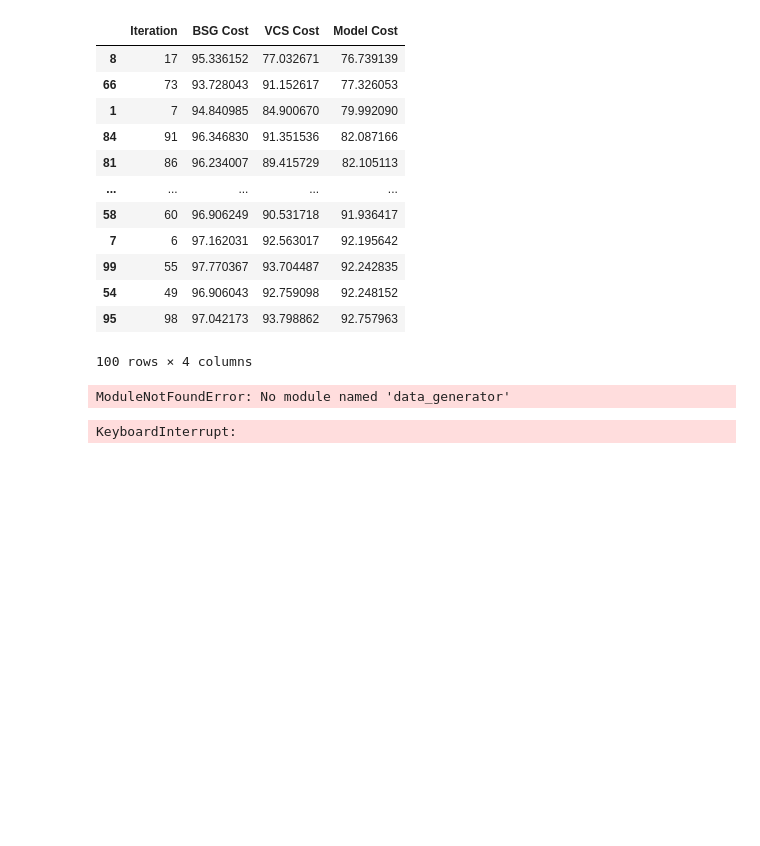
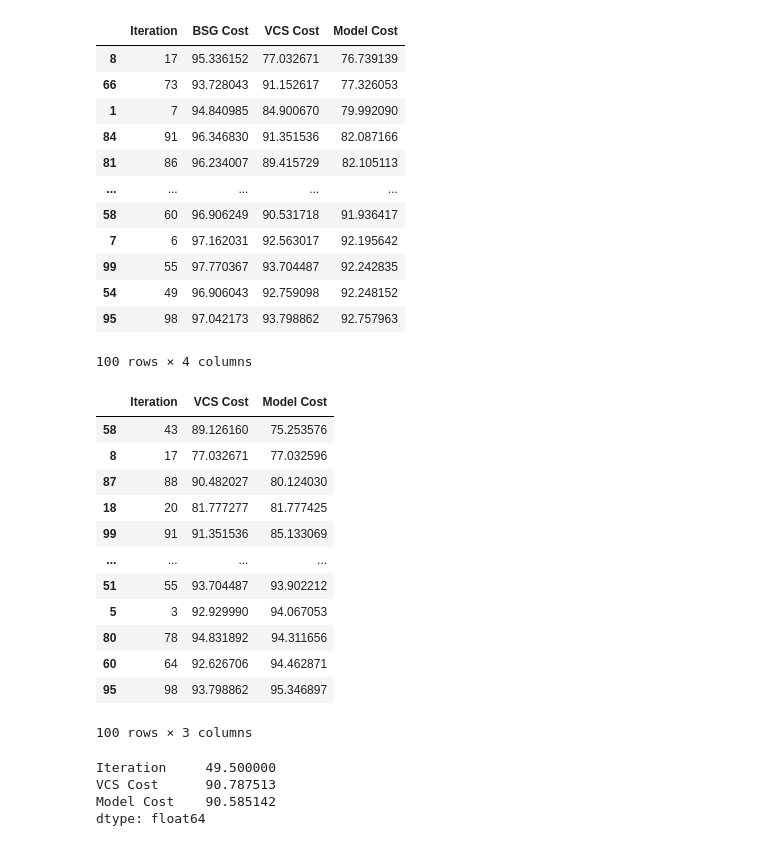
Before and after one commit to OscarRojasG/CLP-Framework, a Jupyter notebook: solver.ipynb, the cells around one changed output. Saved outputs shown, nothing was run; the diff lists cells and outputs as text; code cells hidden in the pictures; blank space fills up the shorter version.

```diff
--- a/solver.ipynb
+++ b/solver.ipynb
@@ -25,11 +25,11 @@ model = load_model(model, "decoder.pth")
 # %%
 from src.solvers import BSGSolver, VCSSolver, ModelSolver
 
-eval_bsg = BSGSolver().solve(instance_file="benchmarks/BR4.txt", instance_number=1, w=64)
+#eval_bsg = BSGSolver().solve(instance_file="benchmarks/BR4.txt", instance_number=1, w=8)
 eval_vcs = VCSSolver().solve(instance_file="benchmarks/BR4.txt", instance_number=1)
-eval_model = ModelSolver(model).solve(instance_file="benchmarks/BR4.txt", instance_number=1, w=64)
+eval_model = ModelSolver(model).solve(instance_file="benchmarks/BR4.txt", instance_number=1, w=8)
 
-print(eval_bsg)
+#print(eval_bsg)
 print(eval_vcs)
 print(eval_model)
 # %% [output]
@@ -40,13 +41,13 @@ from concurrent.futures import ThreadPoolExecutor, ProcessPoolExecutor, as_compl
 
 # --- Configuración ---
 instance_file = "benchmarks/BR4.txt"
-num_instances = 100
+num_instances = 10
 num_threads = 10  # Ajustá según tus cores o I/O paralelismo
 
 # --- Función auxiliar que ejecuta una iteración ---
 def run_instance(i):
     try:
-        eval_bsg = BSGSolver().solve(instance_file=instance_file, instance_number=i, w=64)
+        eval_bsg = BSGSolver().solve(instance_file=instance_file, instance_number=i, w=8)
         eval_vcs = VCSSolver().solve(instance_file=instance_file, instance_number=i)
         eval_model = ModelSolver(model).solve(instance_file=instance_file, instance_number=i, w=64)
 
@@ -83,15 +84,58 @@ df.sort_values(by='Model Cost')
 | 54 | 49 | 96.906043 | 92.759098 | 92.248152 |
 | 95 | 98 | 97.042173 | 93.798862 | 92.757963 |
 100 rows × 4 columns
-# %%
-instance_file = "benchmarks/BR4.txt"
-
-eval_bsg = BSGSolver().solve(instance_file=instance_file, instance_number=1, w=64)
-# %% [output]
-ModuleNotFoundError: No module named 'data_generator'
-# %%
-from src.data_generator import run_instance
-
-run_instance("./BSG_CLP", instance_file, 2, 64, base_folder=None)
-# %% [output]
-KeyboardInterrupt:
+# %%
+import pandas as pd
+from concurrent.futures import ThreadPoolExecutor, as_completed
+
+# --- Configuración ---
+instance_file = "benchmarks/BR4.txt"
+num_instances = 100
+num_threads = 10  # Ajustá según tus cores o I/O paralelismo
+
+# --- Función auxiliar que ejecuta una iteración ---
+def run_instance(i):
+    try:
+        eval_vcs = VCSSolver().solve(instance_file=instance_file, instance_number=i)
+        eval_model = ModelSolver(model).solve(instance_file=instance_file, instance_number=i, w=8)
+
+        return [i, eval_vcs, eval_model]
+    except Exception as e:
+        # Importante: no dejar que un error frene todo
+        print(f"Error en instancia {i}: {e}")
+        return [i, None, None, None]
+
+# --- Ejecución en paralelo ---
+results = []
+with ThreadPoolExecutor(max_workers=num_threads) as executor:
+    futures = [executor.submit(run_instance, i) for i in range(num_instances)]
+
+    for future in as_completed(futures):
+        result = future.result()
+        results.append(result)
+
+# --- Construcción del DataFrame ---
+df = pd.DataFrame(results, columns=['Iteration', 'VCS Cost', 'Model Cost'])
+# %%
+df.sort_values(by='Model Cost')
+# %% [output]
+|  | Iteration | VCS Cost | Model Cost |
+| 58 | 43 | 89.126160 | 75.253576 |
+| 8 | 17 | 77.032671 | 77.032596 |
+| 87 | 88 | 90.482027 | 80.124030 |
+| 18 | 20 | 81.777277 | 81.777425 |
+| 99 | 91 | 91.351536 | 85.133069 |
+| ... | ... | ... | ... |
+| 51 | 55 | 93.704487 | 93.902212 |
+| 5 | 3 | 92.929990 | 94.067053 |
+| 80 | 78 | 94.831892 | 94.311656 |
+| 60 | 64 | 92.626706 | 94.462871 |
+| 95 | 98 | 93.798862 | 95.346897 |
+100 rows × 3 columns
+# %%
+df.mean()
+# %% [output]
+Iteration     49.500000
+VCS Cost      90.787513
+Model Cost    90.585142
+dtype: float64
```
Also changed, not shown: parts of 3 cells of this notebook, 8 other files.
